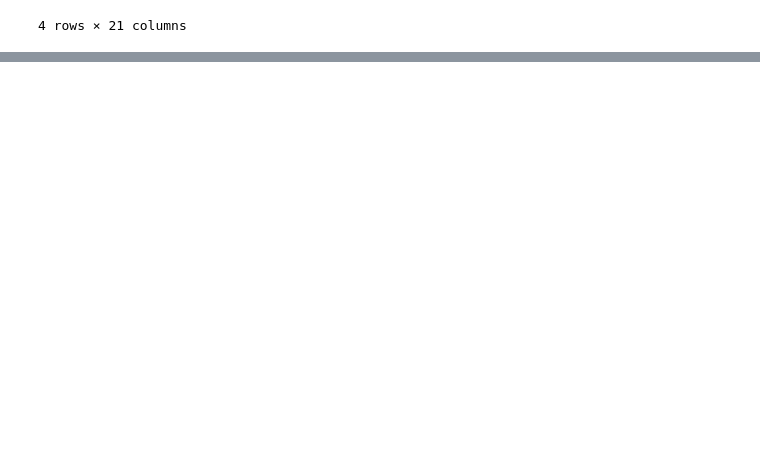
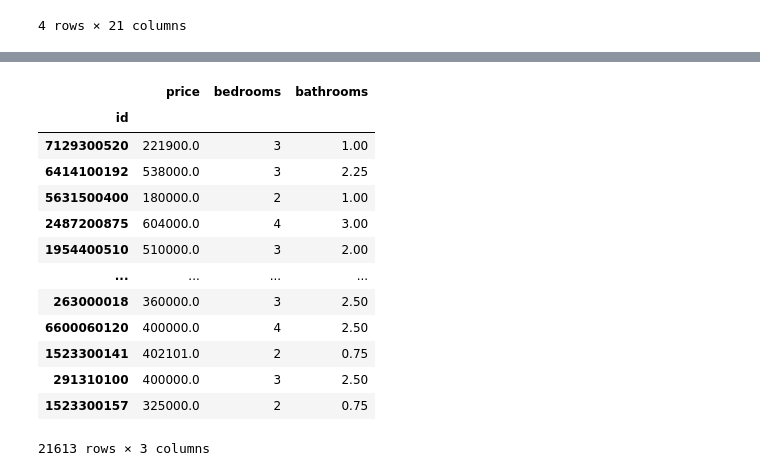
Before and after one commit to dev535H/PYTHON-DIGIPODIUM--2ND, a Jupyter notebook: data analysis/analysis.ipynb, the cells around one changed output, grey strips where cells are left out. Cells and saved outputs as stored; diff of their text form; code cells hidden in the pictures; blank space fills up the shorter version.

```diff
--- a/data analysis/analysis.ipynb
+++ b/data analysis/analysis.ipynb
@@ -205,0 +297,17 @@ df.iloc[[0,2,4,6]]
+# %%
+df[['price','bedrooms','bathrooms']]#multiple selection
+# %% [output]
+|  | price | bedrooms | bathrooms |
+| id |  |  |  |
+| 7129300520 | 221900.0 | 3 | 1.00 |
+| 6414100192 | 538000.0 | 3 | 2.25 |
+| 5631500400 | 180000.0 | 2 | 1.00 |
+| 2487200875 | 604000.0 | 4 | 3.00 |
+| 1954400510 | 510000.0 | 3 | 2.00 |
+| ... | ... | ... | ... |
+| 263000018 | 360000.0 | 3 | 2.50 |
+| 6600060120 | 400000.0 | 4 | 2.50 |
+| 1523300141 | 402101.0 | 2 | 0.75 |
+| 291310100 | 400000.0 | 3 | 2.50 |
+| 1523300157 | 325000.0 | 2 | 0.75 |
+21613 rows × 3 columns
```
Also changed, not shown: parts of 16 cells of this notebook, 3 other files.
